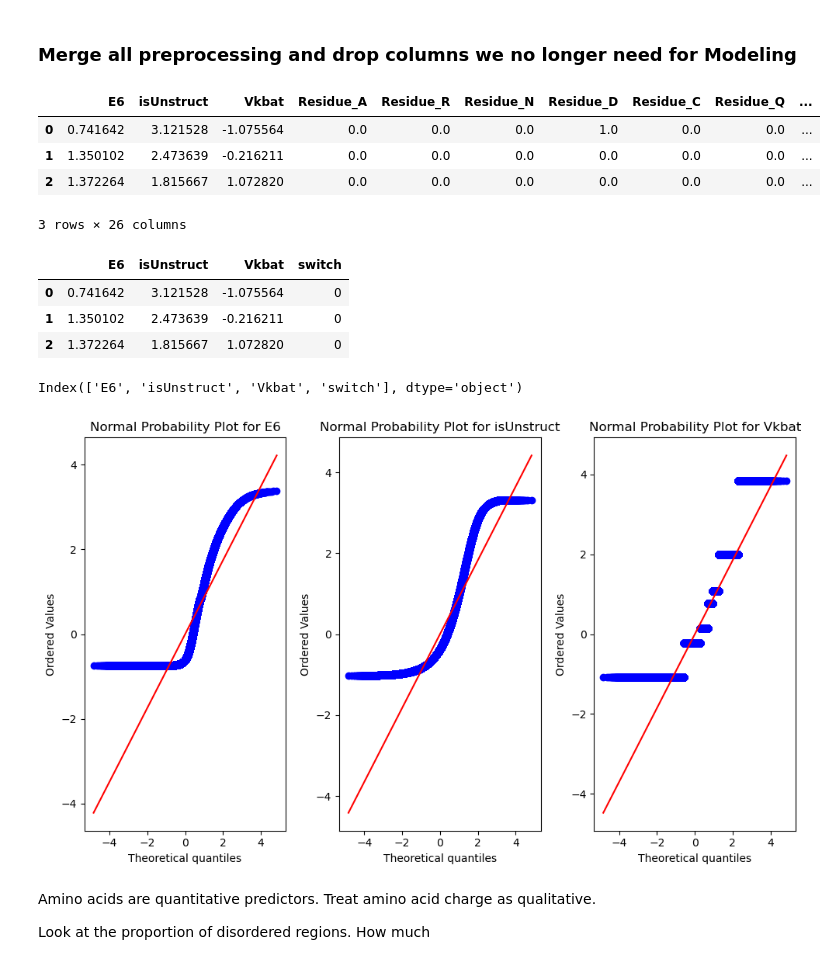
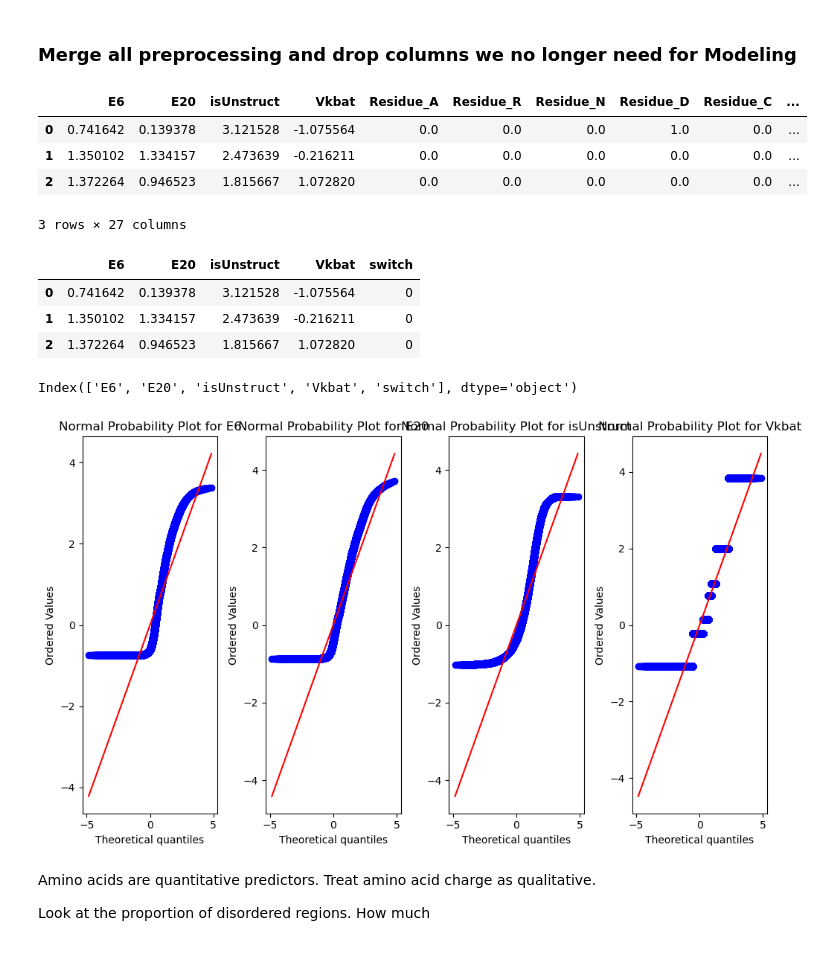
Before and after one commit to cristopher-d-delgado/research-LustigGroup-SJSU, a Jupyter notebook: modeling.ipynb, the cells around one changed output. Drawn from its saved outputs; the diff is of its cells as text; code cells hidden in the pictures.

```diff
--- a/modeling.ipynb
+++ b/modeling.ipynb
@@ -312,11 +312,11 @@ fig, axes = plt.subplots(nrows=2, ncols=2, figsize=(12, 6))
 axes = axes.flatten()
 
 # Plot histograms for each column with varying shades of blue
-for i, col in enumerate(data_quantitative2.columns):
-    plot_histogram_with_shades(data_quantitative2[col], col, axes[i])
+for i, col in enumerate(data_quantitative.columns):
+    plot_histogram_with_shades(data_quantitative[col], col, axes[i])
 
 # Hide remaining empty subplots
-for j in range(len(data_quantitative2.columns), len(axes)):
+for j in range(len(data_quantitative.columns), len(axes)):
     axes[j].set_visible(False)
 
 # Add titles and padding
@@ -370,7 +370,7 @@ standardized_df.head(3)
 | 2 | 1.372264 | 0.946523 | 1.815667 | 1.072820 |
 # %%
 # Remember that we need to drop E20 as its highly correlated with E6 and E6 was determiend a better descriptor
-standardized_df.drop(columns=["E20"], inplace=True)
+#standardized_df.drop(columns=["E20"], inplace=True)
 # %%
 # View data distribution
 fig, axes = plt.subplots(nrows=2, ncols=2, figsize=(12, 6))
@@ -552,39 +552,39 @@ merged_df = pd.concat([standardized_df, data2['switch']], axis=1)
 merged_df2 = pd.concat([standardized_df, residue_keep, data2['switch']], axis=1)
 merged_df2.head(3)
 # %% [output]
-|  | E6 | isUnstruct | Vkbat | Residue_A | Residue_R | Residue_N | Residue_D | Residue_C | Residue_Q | ... |
-| 0 | 0.741642 | 3.121528 | -1.075564 | 0.0 | 0.0 | 0.0 | 1.0 | 0.0 | 0.0 | ... |
-| 1 | 1.350102 | 2.473639 | -0.216211 | 0.0 | 0.0 | 0.0 | 0.0 | 0.0 | 0.0 | ... |
-| 2 | 1.372264 | 1.815667 | 1.072820 | 0.0 | 0.0 | 0.0 | 0.0 | 0.0 | 0.0 | ... |
+|  | E6 | E20 | isUnstruct | Vkbat | Residue_A | Residue_R | Residue_N | Residue_D | Residue_C | ... |
+| 0 | 0.741642 | 0.139378 | 3.121528 | -1.075564 | 0.0 | 0.0 | 0.0 | 1.0 | 0.0 | ... |
+| 1 | 1.350102 | 1.334157 | 2.473639 | -0.216211 | 0.0 | 0.0 | 0.0 | 0.0 | 0.0 | ... |
+| 2 | 1.372264 | 0.946523 | 1.815667 | 1.072820 | 0.0 | 0.0 | 0.0 | 0.0 | 0.0 | ... |
-3 rows × 26 columns
+3 rows × 27 columns
 # %%
 merged_df.head(3)
 # %% [output]
-|  | E6 | isUnstruct | Vkbat | switch |
-| 0 | 0.741642 | 3.121528 | -1.075564 | 0 |
-| 1 | 1.350102 | 2.473639 | -0.216211 | 0 |
-| 2 | 1.372264 | 1.815667 | 1.072820 | 0 |
+|  | E6 | E20 | isUnstruct | Vkbat | switch |
+| 0 | 0.741642 | 0.139378 | 3.121528 | -1.075564 | 0 |
+| 1 | 1.350102 | 1.334157 | 2.473639 | -0.216211 | 0 |
+| 2 | 1.372264 | 0.946523 | 1.815667 | 1.072820 | 0 |
 # %%
 print(merged_df.columns)
 # %% [output]
-Index(['E6', 'isUnstruct', 'Vkbat', 'switch'], dtype='object')
+Index(['E6', 'E20', 'isUnstruct', 'Vkbat', 'switch'], dtype='object')
 # %%
 import scipy.stats as stats
 # Assess normality of features
-columns = ['E6', 'isUnstruct', 'Vkbat']
+columns = ['E6', 'E20', 'isUnstruct', 'Vkbat']
 
 # Create the normal probability plot for each column
 plt.figure(figsize=(10, 6))
 
 for i, col in enumerate(columns):
-    plt.subplot(1, 3, i+1)  # Create a subplot for each column
+    plt.subplot(1, 4, i+1)  # Create a subplot for each column
     stats.probplot(merged_df.iloc[:, i], dist="norm", plot=plt)
     plt.title(f'Normal Probability Plot for {col}')
 
 plt.tight_layout()
 plt.show()
 # %% [output]
-[figure, old version]
+[figure, new version]
 # %% [markdown]
 Amino acids are quantitative predictors. Treat amino acid charge as qualitative.
 
```
Also changed, not shown: parts of 16 cells of this notebook.
